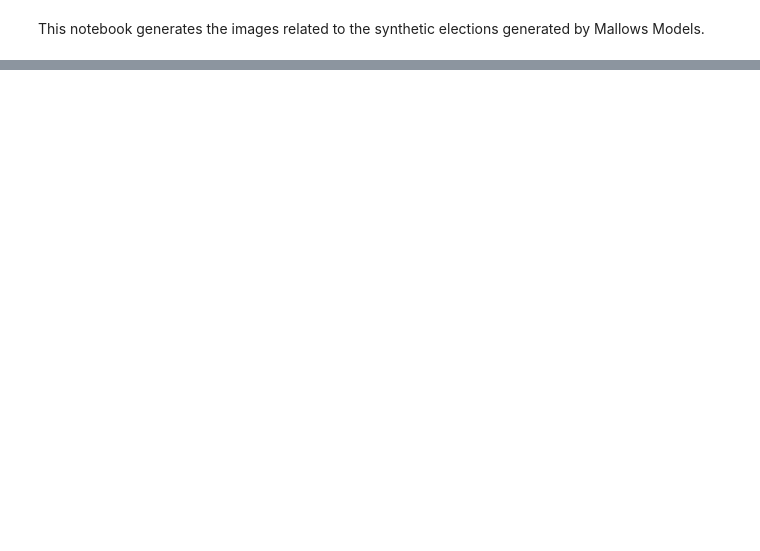
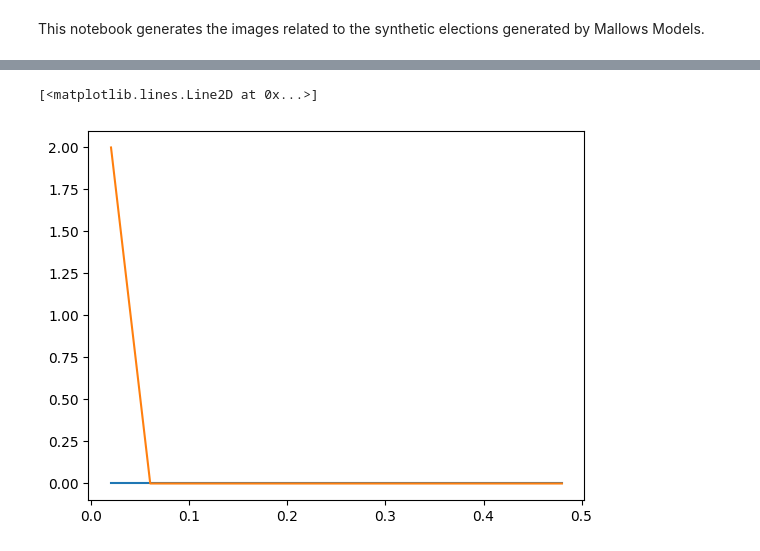
Before and after one commit to mggg/ballot-clustering, a Jupyter notebook: Supplemental material/Mallows.ipynb, the cells around one changed output, grey strips where cells are left out. Cells and saved outputs as stored; diff of their text form; code cells hidden in the pictures; blank space fills up the shorter version.

```diff
--- a/Supplemental material/Mallows.ipynb
+++ b/Supplemental material/Mallows.ipynb
@@ -148,0 +130,36 @@ plt.show()
+# %%
+E2_centers = centers=[[1,2,3,4,5,6,7,8,9], [8,7,5,9,6,3,2,1,4]]
+E3_centers = centers=[[1,2,3,4,5,6,7,8,9], [4,6,5,1,8,2,7,3,9], [7,8,9,4,5,6,3,2,1]]
+
+# re-order the medoids if necessary to match the given order of E2_centers and E3_centers
+for p in p_range:
+    medoids = medoids_E2[p]
+    if HH_dist(E2_centers[1], medoids[0], 9) < HH_dist(E2_centers[0], medoids[0], 9):
+        medoids_E2[p] = [medoids[1], medoids[0]] # swap the order
+
+for p in p_range:
+    medoids = medoids_E3[p]
+    ind0 = np.argmin([HH_dist(E3_centers[0], medoid, 9) for medoid in medoids])
+    ind1 = np.argmin([HH_dist(E3_centers[1], medoid, 9) for medoid in medoids])
+    ind2 = np.argmin([HH_dist(E3_centers[2], medoid, 9) for medoid in medoids])
+    if ind0 == ind1 or ind0 == ind2 or ind1 == ind2:
+        raise ValueError(f'Error: medoids for p={p} are not distinct')
+    medoids_E3[p] = [medoids[ind0], medoids[ind1], medoids[ind2]] # re-order the medoids
+# %%
+# measure summed distances of the medoids to the centers
+dist_E2 = []
+for p in p_range:
+    medoids = medoids_E2[p]
+    dist = HH_dist(E2_centers[0], medoids[0], 9) + HH_dist(E2_centers[1], medoids[1], 9)
+    dist_E2.append(dist)
+dist_E3 = []
+for p in p_range:
+    medoids = medoids_E3[p]
+    dist = HH_dist(E3_centers[0], medoids[0], 9) + HH_dist(E3_centers[1], medoids[1], 9) + HH_dist(E3_centers[2], medoids[2], 9)
+    dist_E3.append(dist)
+# make the plot
+plt.plot(p_range, dist_E2, label='E2')
+plt.plot(p_range, dist_E3, label='E3')
+# %% [output]
+[<matplotlib.lines.Line2D at 0x...>]
+[figure, added]
```
Also changed, not shown: parts of 14 cells of this notebook, 11 other files.
